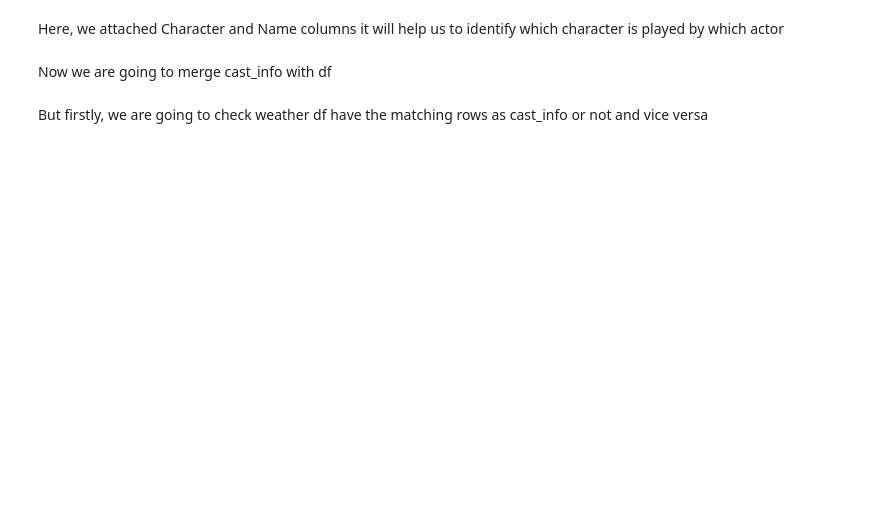
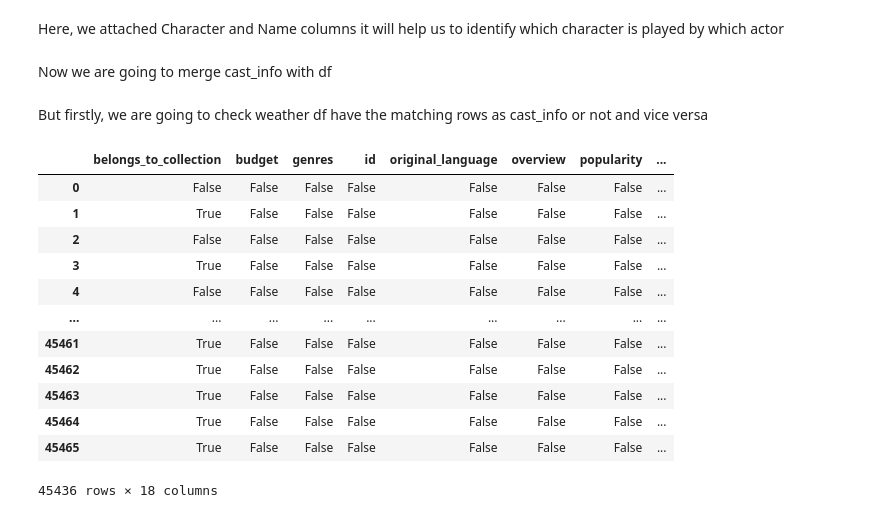
Before and after one commit to AmeyDande/pandas-movie-analysis, a Jupyter notebook: notebook/cleaning-movies-analysis.ipynb, the cells around one changed output. Cells and saved outputs as stored; diff of their text form; code cells hidden in the pictures; blank space fills up the shorter version.

```diff
--- a/notebook/cleaning-movies-analysis.ipynb
+++ b/notebook/cleaning-movies-analysis.ipynb
@@ -492,3 +510,19 @@ Here, we attached Character and Name columns it will help us to identify which c
 Now we are going to merge cast_info with df
 # %% [markdown]
 But firstly, we are going to check weather df have the matching rows as cast_info or not and vice versa
+# %%
+df.isna()
+# %% [output]
+|  | belongs_to_collection | budget | genres | id | original_language | overview | popularity | ... |
+| 0 | False | False | False | False | False | False | False | ... |
+| 1 | True | False | False | False | False | False | False | ... |
+| 2 | False | False | False | False | False | False | False | ... |
+| 3 | True | False | False | False | False | False | False | ... |
+| 4 | False | False | False | False | False | False | False | ... |
+| ... | ... | ... | ... | ... | ... | ... | ... | ... |
+| 45461 | True | False | False | False | False | False | False | ... |
+| 45462 | True | False | False | False | False | False | False | ... |
+| 45463 | True | False | False | False | False | False | False | ... |
+| 45464 | True | False | False | False | False | False | False | ... |
+| 45465 | True | False | False | False | False | False | False | ... |
+45436 rows × 18 columns
```
Also changed, not shown: parts of 16 cells of this notebook.
